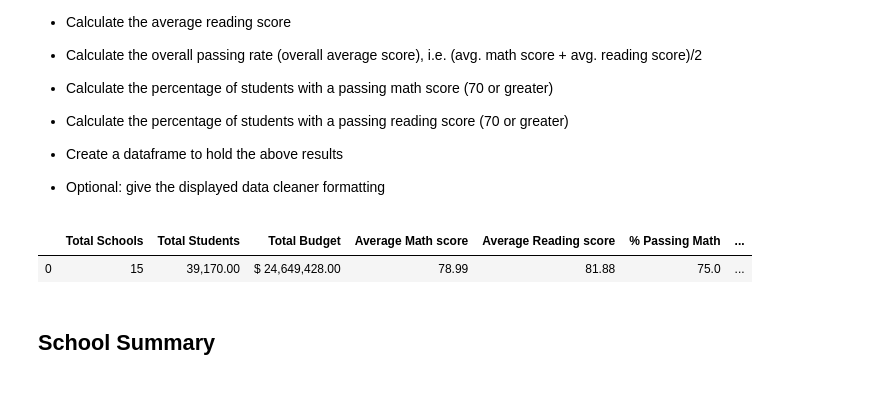
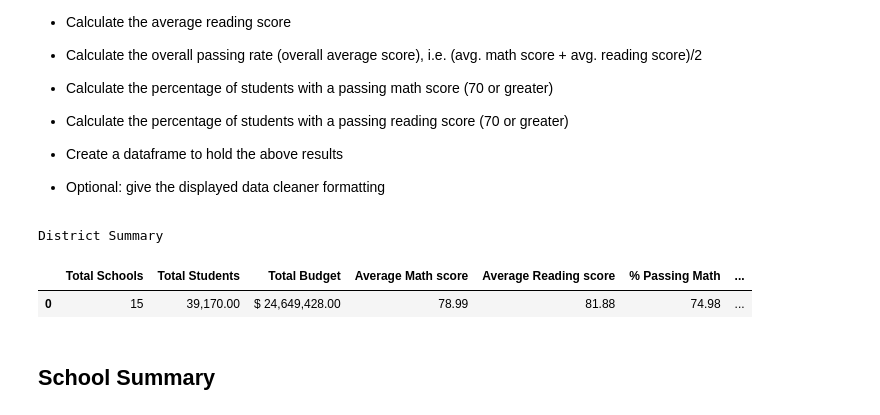
Before and after one commit to My997TT/Pandas-Challenge, a Jupyter notebook: PyCitySchools/main.ipynb, the cells around one changed output. Cells and saved outputs as stored; diff of their text form; code cells hidden in the pictures.

```diff
--- a/PyCitySchools/main.ipynb
+++ b/PyCitySchools/main.ipynb
@@ -4,17 +10,15 @@
 # %%
 # Dependencies and Setup
 import pandas as pd
+import numpy as np
 
-# File to Load (Remember to Change These)
-SchoolFile = "Resources/schools_complete.csv"
-StudentFile = "Resources/students_complete.csv"
+# File to Load
+schoolfile = "Resources/schools_complete.csv"
+studentfile = "Resources/students_complete.csv"
 
 # Read School and Student Data File and store into Pandas Data Frames
-School = pd.read_csv(SchoolFile)
-Student = pd.read_csv(StudentFile)
-
-# Combine the data into a single dataset
-District_Merge = pd.merge(Student, School, how="left", on=["school_name", "school_name"])
+school = pd.read_csv(schoolfile)
+student = pd.read_csv(studentfile)
 # %% [markdown]
 ## District Summary
 
@@ -38,41 +42,36 @@ District_Merge = pd.merge(Student, School, how="left", on=["school_name", "schoo
 
 * Optional: give the displayed data cleaner formatting
 # %%
-#calculate district totals from student_df
-MathAvg = round(Student["math_score"].mean(), 1)
+#calculate passing grades for math,reading and for overallall
+math = (student["math_score"] >= 70).value_counts()[True]
+p_math= round((math/len(student)*100),2)
 
-ReadAvg = round(Student["reading_score"].mean(), 1)
-StudentCount = len(Student)
-SchoolCount = len(School)
-#Total_Budget = (Shool['budget'].sum()
+read = (student["reading_score"] >= 70).value_counts()[True]
+p_read = round((read/len(student)*100),2)
 
-PMath = (Student["math_score"] >= 70).value_counts()[True]
-PPMath= round((PMath/StudentTotals)*100, 1)
+p_all = round((p_math + p_read)/2,2)
 
-PRead = (Student["reading_score"] >= 70).value_counts()[True]
-PPRead = round((PRead/StudentTotals)*100, 1)
-
-PPAll = round((PPMath + PPRead)/2, 1)
-
-
-District_Summary = pd.DataFrame({'Total Schools': [SchoolCount],
-                                 'Total Students': [round((StudentCount),2)],
-                                 'Total Budget':[School['budget'].sum()],
-                                'Average Math score':[round(Student['math_score'].mean(),2)],
-                                'Average Reading score':[round(Student['reading_score'].mean(),2)],
-                                     '% Passing Math':[round(PPMath,2)],
-                                     '% Passing Reading':[round(PPRead,2)],
-                                     '% Overall Passing Rate':[round(PPAll,2)]
+#Create dataframe and format
+dist_sum = pd.DataFrame({'Total Schools': [round(len(school),2)],
+                                 'Total Students': [round(len(student),2)],
+                                 'Total Budget':[school['budget'].sum()],
+                                'Average Math score':[round(student["math_score"].mean(),2)],
+                                'Average Reading score':[round(student["reading_score"].mean(),2)],
+                                     '% Passing Math':[round((math/len(student))*100,2)],
+                                     '% Passing Reading':[round((read/len(student))*100,2)],
+                                     '% Overall Passing Rate':[(p_all)]
                                      })
 
 #Formatting
-District_Summary['Total Budget'] = District_Summary['Total Budget'].map('$ {:,.2f}'.format)
-District_Summary['Total Students'] = District_Summary['Total Students'].map('{:,.2f}'.format)
+dist_sum['Total Budget'] = dist_sum['Total Budget'].map('$ {:,.2f}'.format)
+dist_sum['Total Students'] = dist_sum['Total Students'].map('{:,.2f}'.format)
 
-District_Summary
+#print results with labels
+dist_sum.style.set_caption('District Summary')
 # %% [output]
+District Summary
 |  | Total Schools | Total Students | Total Budget | Average Math score | Average Reading score | % Passing Math | ... |
-| 0 | 15 | 39,170.00 | $ 24,649,428.00 | 78.99 | 81.88 | 75.0 | ... |
+| 0 | 15 | 39,170.00 | $ 24,649,428.00 | 78.99 | 81.88 | 74.98 | ... |
 # %% [markdown]
 ## School Summary
 # %% [markdown]
```
Also changed, not shown: parts of 21 cells of this notebook.
